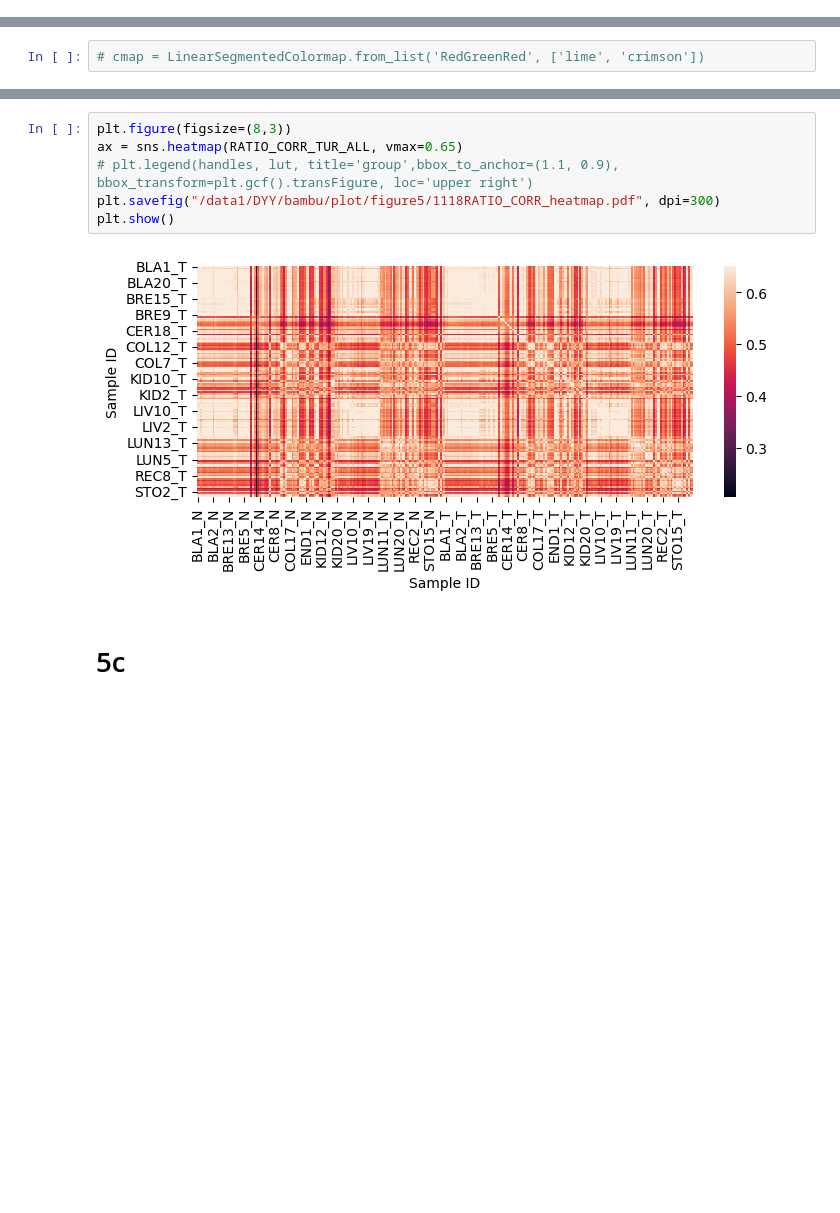
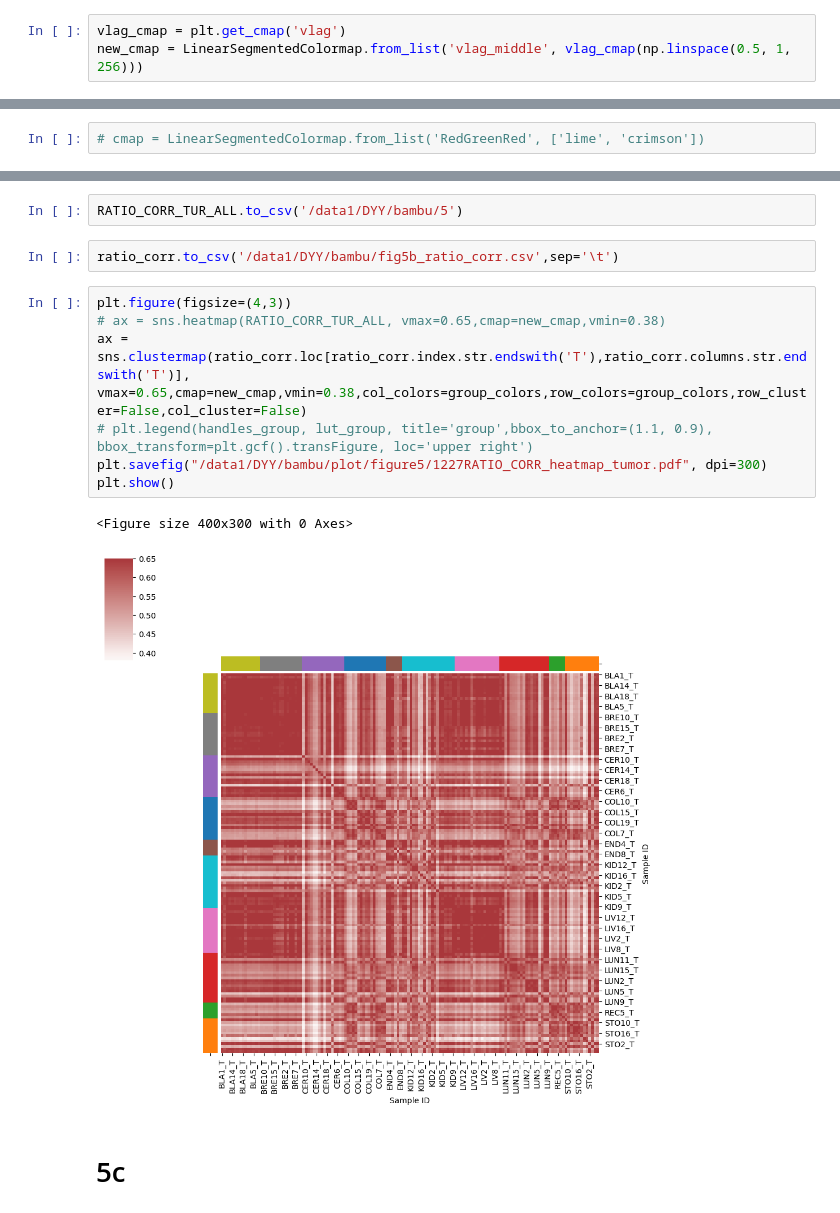
Before and after one commit to nowayfree/pan-cancer_transcriptome, a Jupyter notebook: fig3&5.ipynb, the cells around one changed output, grey strips where cells are left out. Saved outputs shown, nothing was run; the diff lists cells and outputs as text; blank space fills up the shorter version.

```diff
--- a/fig3&5.ipynb
+++ b/fig3&5.ipynb
@@ -200,0 +374,3 @@ plot_data.corr()
+# %%
+vlag_cmap = plt.get_cmap('vlag')
+new_cmap = LinearSegmentedColormap.from_list('vlag_middle', vlag_cmap(np.linspace(0.5, 1, 256)))
@@ -458,11 +676,17 @@ nor.loc[nor.index.str.contains('STO')]
+# %%
+RATIO_CORR_TUR_ALL.to_csv('/data1/DYY/bambu/5')
+# %%
+ratio_corr.to_csv('/data1/DYY/bambu/fig5b_ratio_corr.csv',sep='\t')
 # %%
-plt.figure(figsize=(8,3))
-ax = sns.heatmap(RATIO_CORR_TUR_ALL, vmax=0.65)
-# plt.legend(handles, lut, title='group',bbox_to_anchor=(1.1, 0.9), bbox_transform=plt.gcf().transFigure, loc='upper right')
-plt.savefig("/data1/DYY/bambu/plot/figure5/1118RATIO_CORR_heatmap.pdf", dpi=300)
+plt.figure(figsize=(4,3))
+# ax = sns.heatmap(RATIO_CORR_TUR_ALL, vmax=0.65,cmap=new_cmap,vmin=0.38)
+ax = sns.clustermap(ratio_corr.loc[ratio_corr.index.str.endswith('T'),ratio_corr.columns.str.endswith('T')], vmax=0.65,cmap=new_cmap,vmin=0.38,col_colors=group_colors,row_colors=group_colors,row_cluster=False,col_cluster=False)
+# plt.legend(handles_group, lut_group, title='group',bbox_to_anchor=(1.1, 0.9), bbox_transform=plt.gcf().transFigure, loc='upper right')
+plt.savefig("/data1/DYY/bambu/plot/figure5/1227RATIO_CORR_heatmap_tumor.pdf", dpi=300)
 plt.show()
 # %% [output]
+<Figure size 400x300 with 0 Axes>
-[figure, old version]
+[figure, new version]
 # %% [markdown]
 # 5c
 # %%
```
Also changed, not shown: parts of 65 cells of this notebook, 6 other files.
